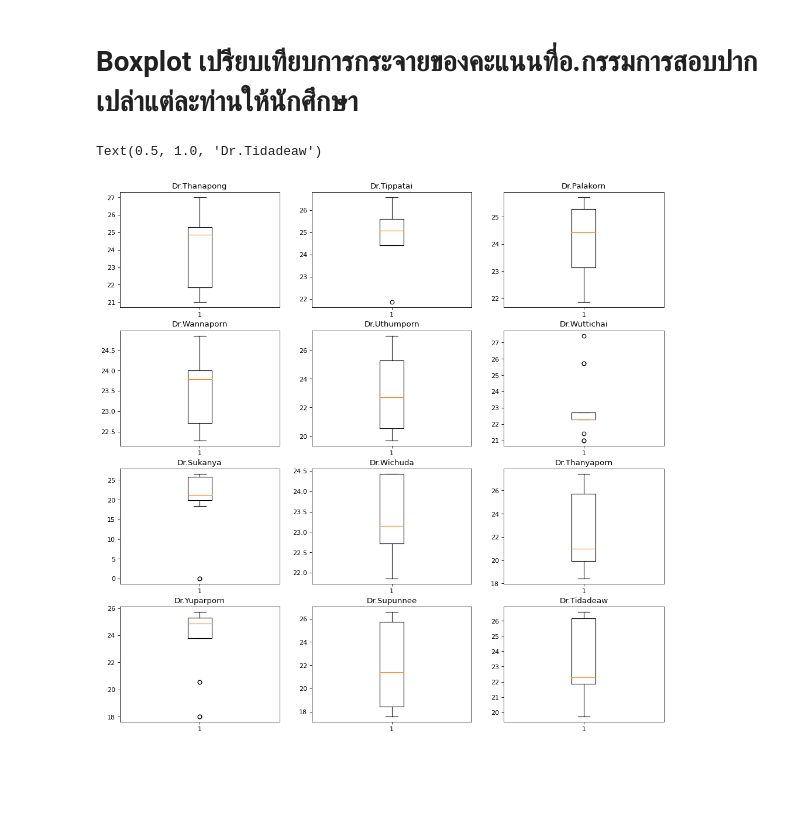
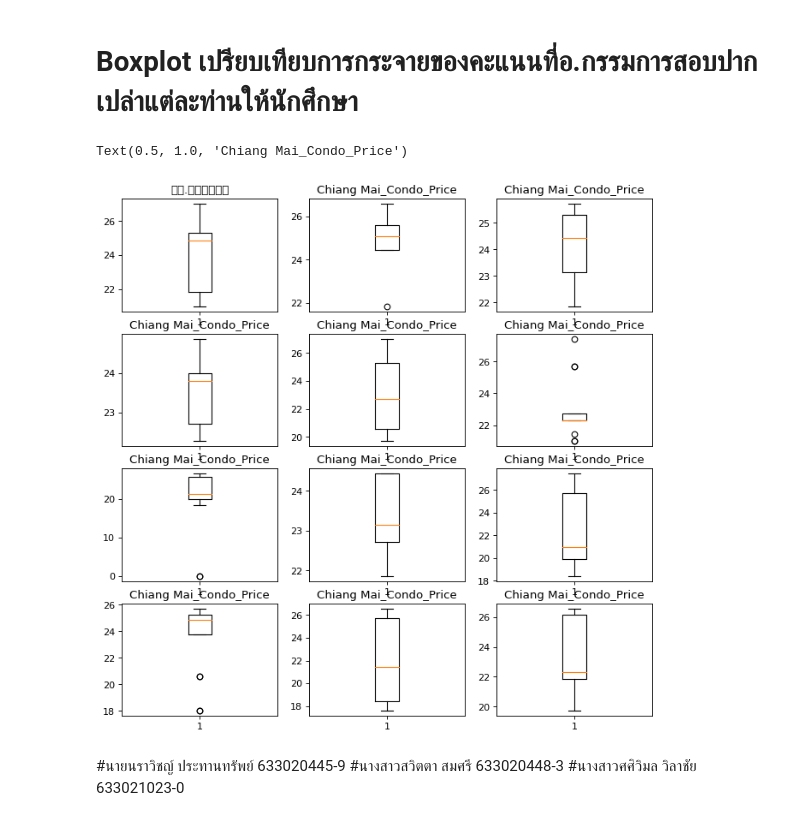
Before and after one commit to SasiwimonV/Basicprog_DataViz65, a Jupyter notebook: Final_BPVZ65.ipynb, the cells around one changed output. Drawn from its saved outputs; the diff is of its cells as text; code cells hidden in the pictures; blank space fills up the shorter version.

```diff
--- a/Final_BPVZ65.ipynb
+++ b/Final_BPVZ65.ipynb
@@ -1276,7 +1276,7 @@ Text(0, 0.5, 'Count')
 # %% [markdown]
 # Boxplot เปรียบเทียบการกระจายของคะแนนที่อ.กรรมการสอบปากเปล่าแต่ละท่านให้นักศึกษา
 # %%
-figure(figsize=(15,15), dpi=80)
+figure(figsize=(10,10), dpi=80)
 score01 = dataall2[(dataall2['กรรมการสอบ']=='ดร.ธนพงศ์')]
 score01
 
@@ -1318,51 +1318,55 @@ from matplotlib import pyplot as plt
 
 plt.subplot(4,3,1)
 plt.boxplot(score01['คะแนนที่ได้จากกรรมการในห้อง'],vert=True)
-plt.title('Dr.Thanapong')
+plt.title('D')
 
 plt.subplot(4,3,2)
 plt.boxplot(score02['คะแนนที่ได้จากกรรมการในห้อง'],vert=True)
-plt.title('Dr.Tippatai')
+plt.title('Chiang Mai_Condo_Price')
 
 plt.subplot(4,3,3)
 plt.boxplot(score03['คะแนนที่ได้จากกรรมการในห้อง'],vert=True)
-plt.title('Dr.Palakorn')
+plt.title('Chiang Mai_Condo_Price')
 
 plt.subplot(4,3,4)
 plt.boxplot(score04['คะแนนที่ได้จากกรรมการในห้อง'],vert=True)
-plt.title('Dr.Wannaporn')
+plt.title('Chiang Mai_Condo_Price')
 
 plt.subplot(4,3,5)
 plt.boxplot(score05['คะแนนที่ได้จากกรรมการในห้อง'],vert=True)
-plt.title('Dr.Uthumporn')
+plt.title('Chiang Mai_Condo_Price')
 
 plt.subplot(4,3,6)
 plt.boxplot(score06['คะแนนที่ได้จากกรรมการในห้อง'],vert=True)
-plt.title('Dr.Wuttichai')
+plt.title('Chiang Mai_Condo_Price')
 
 plt.subplot(4,3,7)
 plt.boxplot(score07['คะแนนที่ได้จากกรรมการในห้อง'],vert=True)
-plt.title('Dr.Sukanya')
+plt.title('Chiang Mai_Condo_Price')
 
 plt.subplot(4,3,8)
 plt.boxplot(score08['คะแนนที่ได้จากกรรมการในห้อง'],vert=True)
-plt.title('Dr.Wichuda')
+plt.title('Chiang Mai_Condo_Price')
 
 plt.subplot(4,3,9)
 plt.boxplot(score09['คะแนนที่ได้จากกรรมการในห้อง'],vert=True)
-plt.title('Dr.Thanyaporn')
+plt.title('Chiang Mai_Condo_Price')
 
 plt.subplot(4,3,10)
 plt.boxplot(score010['คะแนนที่ได้จากกรรมการในห้อง'],vert=True)
-plt.title('Dr.Yuparporn')
+plt.title('Chiang Mai_Condo_Price')
 
 plt.subplot(4,3,11)
 plt.boxplot(score011['คะแนนที่ได้จากกรรมการในห้อง'],vert=True)
-plt.title('Dr.Supunnee')
+plt.title('Chiang Mai_Condo_Price')
 
 plt.subplot(4,3,12)
 plt.boxplot(score012['คะแนนที่ได้จากกรรมการในห้อง'],vert=True)
-plt.title('Dr.Tidadeaw')
+plt.title('Chiang Mai_Condo_Price')
 # %% [output]
-Text(0.5, 1.0, 'Dr.Tidadeaw')
+Text(0.5, 1.0, 'Chiang Mai_Condo_Price')
-[figure, old version]
+[figure, new version]
+# %% [markdown]
+#นายนราวิชญ์ ประทานทรัพย์ 633020445-9
+#นางสาวสวิตตา สมศรี 633020448-3
+#นางสาวศศิวิมล วิลาชัย 633021023-0
```
